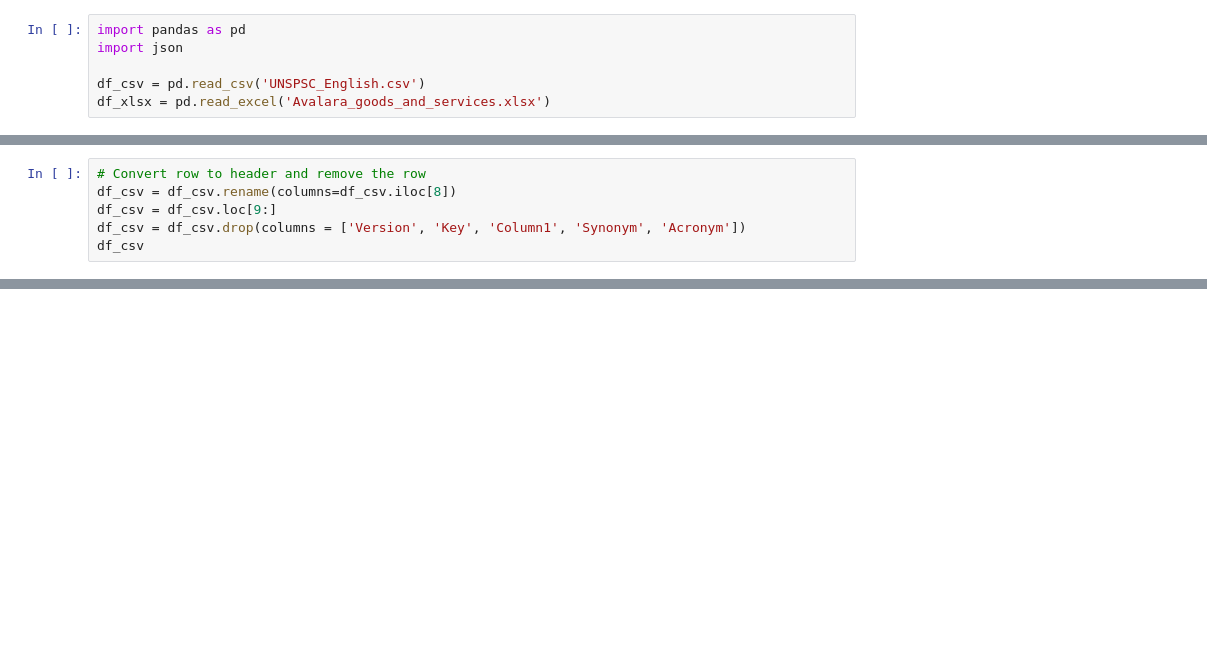
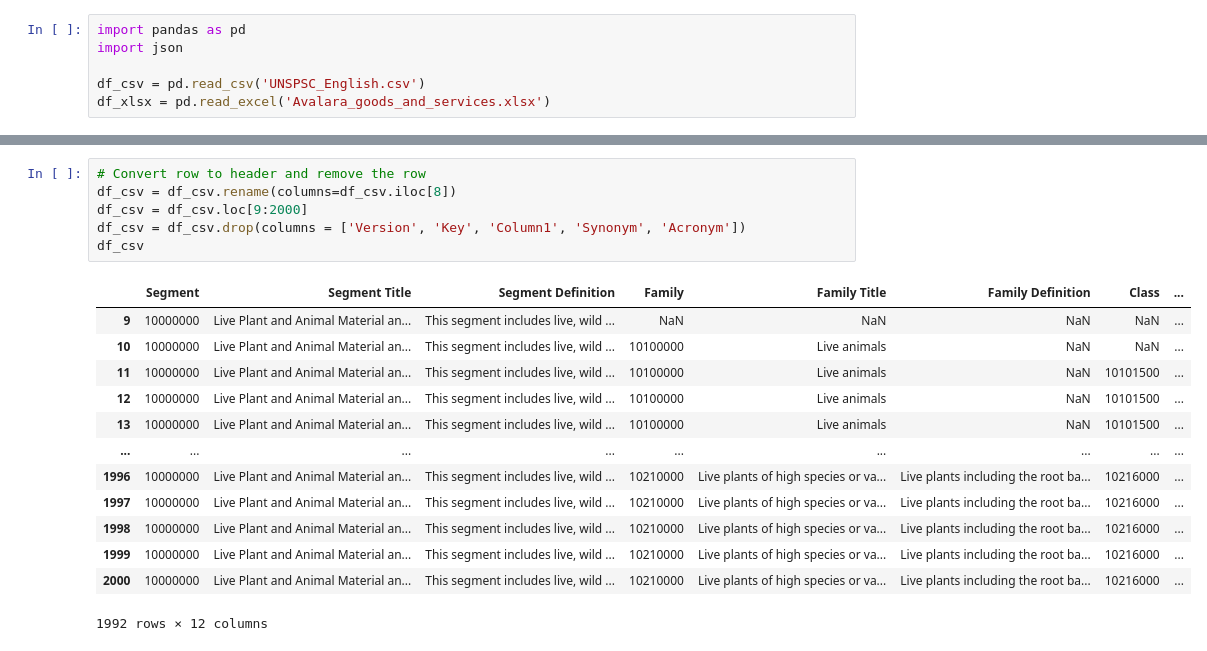
Before and after one commit to diz28/CS5800_finalproject, a Jupyter notebook: term_project.ipynb, the cells around one changed output, grey strips where cells are left out. Drawn from its saved outputs; the diff is of its cells as text; blank space fills up the shorter version.

```diff
--- a/term_project.ipynb
+++ b/term_project.ipynb
@@ -240,6 +240,0 @@ print(json.dumps(tc_table_lvl_3, sort_keys=True, indent=2))
-# %%
-# Convert row to header and remove the row
-df_csv = df_csv.rename(columns=df_csv.iloc[8])
-df_csv = df_csv.loc[9:]
-df_csv = df_csv.drop(columns = ['Version', 'Key', 'Column1', 'Synonym', 'Acronym'])
-df_csv
@@ -287,0 +241,20 @@ df_csv
+# %%
+# Convert row to header and remove the row
+df_csv = df_csv.rename(columns=df_csv.iloc[8])
+df_csv = df_csv.loc[9:2000]
+df_csv = df_csv.drop(columns = ['Version', 'Key', 'Column1', 'Synonym', 'Acronym'])
+df_csv
+# %% [output]
+|  | Segment | Segment Title | Segment Definition | Family | Family Title | Family Definition | Class | ... |
+| 9 | 10000000 | Live Plant and Animal Material an... | This segment includes live, wild ... | NaN | NaN | NaN | NaN | ... |
+| 10 | 10000000 | Live Plant and Animal Material an... | This segment includes live, wild ... | 10100000 | Live animals | NaN | NaN | ... |
+| 11 | 10000000 | Live Plant and Animal Material an... | This segment includes live, wild ... | 10100000 | Live animals | NaN | 10101500 | ... |
+| 12 | 10000000 | Live Plant and Animal Material an... | This segment includes live, wild ... | 10100000 | Live animals | NaN | 10101500 | ... |
+| 13 | 10000000 | Live Plant and Animal Material an... | This segment includes live, wild ... | 10100000 | Live animals | NaN | 10101500 | ... |
+| ... | ... | ... | ... | ... | ... | ... | ... | ... |
+| 1996 | 10000000 | Live Plant and Animal Material an... | This segment includes live, wild ... | 10210000 | Live plants of high species or va... | Live plants including the root ba... | 10216000 | ... |
+| 1997 | 10000000 | Live Plant and Animal Material an... | This segment includes live, wild ... | 10210000 | Live plants of high species or va... | Live plants including the root ba... | 10216000 | ... |
+| 1998 | 10000000 | Live Plant and Animal Material an... | This segment includes live, wild ... | 10210000 | Live plants of high species or va... | Live plants including the root ba... | 10216000 | ... |
+| 1999 | 10000000 | Live Plant and Animal Material an... | This segment includes live, wild ... | 10210000 | Live plants of high species or va... | Live plants including the root ba... | 10216000 | ... |
+| 2000 | 10000000 | Live Plant and Animal Material an... | This segment includes live, wild ... | 10210000 | Live plants of high species or va... | Live plants including the root ba... | 10216000 | ... |
+1992 rows × 12 columns
```
Also changed, not shown: parts of 14 cells of this notebook.
